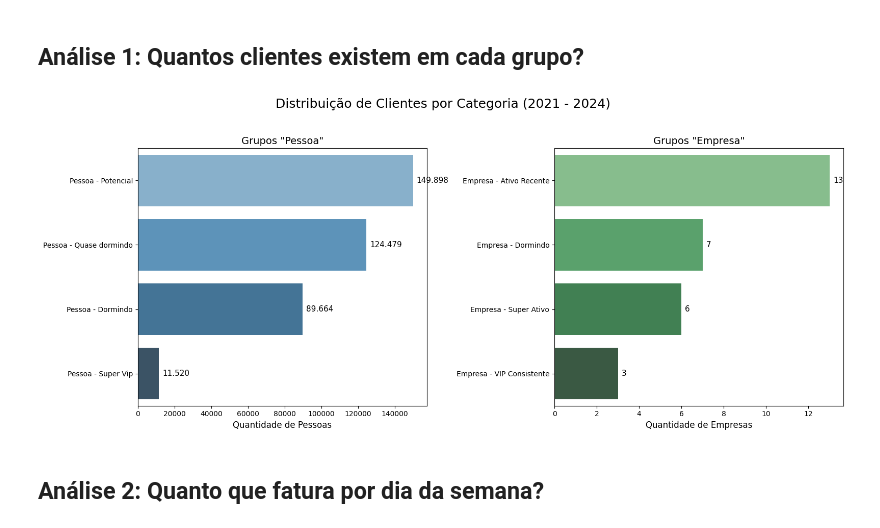
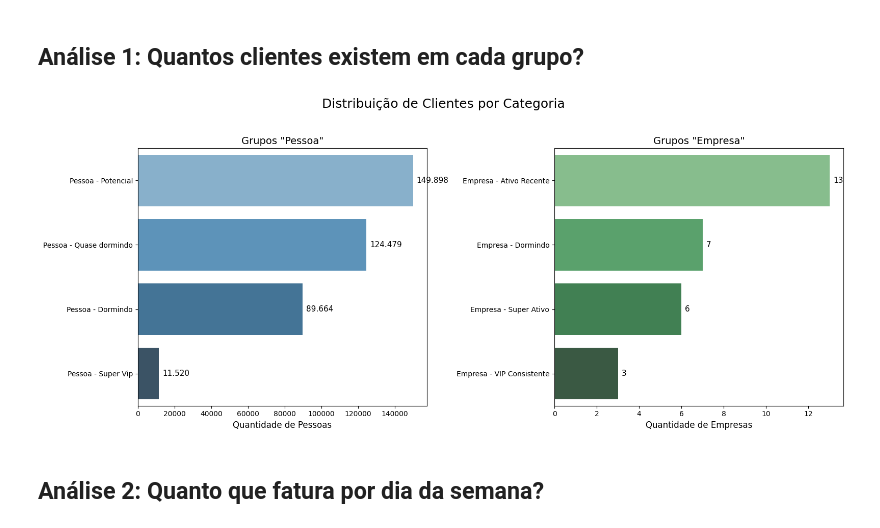
Before and after one commit to PedroHSSoares-Dev/ClickBus, a Jupyter notebook: Desafios/analises/faturamento.ipynb, the cells around one changed output. Drawn from its saved outputs; the diff is of its cells as text; code cells hidden in the pictures.

```diff
--- a/Desafios/analises/faturamento.ipynb
+++ b/Desafios/analises/faturamento.ipynb
@@ -17,9 +17,9 @@ CSV = os.getenv("CSV_PATH")
 # %% [markdown]
 ## CARREGANDO CSV
 # %%
-df_clientes = pd.read_csv(f'{CSV}/cliente.csv', sep=',', encoding='utf-8')
-df_vendas = pd.read_csv(f'{CSV}/vendas.csv', sep=',', encoding='utf-8')
-df_cluster = pd.read_csv(f'{CSV}/cluster.csv', sep=',', encoding='utf-8')
+df_clientes = pd.read_csv(f'{CSV}cliente.csv', sep=',', encoding='utf-8')
+df_vendas = pd.read_csv(f'{CSV}vendas.csv', sep=',', encoding='utf-8')
+df_cluster = pd.read_csv(f'{CSV}cluster.csv', sep=',', encoding='utf-8')
 df_clientes.head(5)
 # %% [output]
 |  | fk_contact | total_gasto | qtd_compras | tp_pessoa | ultima_compra | grupo | ticket_medio |
@@ -72,39 +72,39 @@ df_empresa = df_agregado[df_agregado['categoria'] == 'Empresa'].sort_values('qtd
 # 3. Geração dos Gráficos (código inalterado)
 # Criamos a figura que conterá os dois gráficos (subplots), com 1 linha e 2 colunas.
 fig, axes = plt.subplots(1, 2, figsize=(16, 7))
-fig.suptitle('Distribuição de Clientes por Categoria (2021 - 2024)', fontsize=18)
+fig.suptitle('Distribuição de Clientes por Categoria', fontsize=18)
 
 # --- Gráfico da Esquerda (Pessoa) ---
 sns.barplot(ax=axes[0], x='qtd_pessoas', y='grupo', data=df_pessoa, palette='Blues_d')
 axes[0].set_title('Grupos "Pessoa"', fontsize=14)
 axes[0].set_xlabel('Quantidade de Pessoas', fontsize=12)
 axes[0].set_ylabel('')
 
 # Criamos uma lista de textos formatados com ponto como separador de milhar.
 labels_pessoa = [f'{x:,.0f}'.replace(',', '.') for x in df_pessoa['qtd_pessoas']]
 # Usamos o parâmetro 'labels' para passar nossa lista de textos prontos.
 axes[0].bar_label(axes[0].containers[0], labels=labels_pessoa, fontsize=11, padding=5)
 
 # --- Gráfico da Direita (Empresa) ---
 sns.barplot(ax=axes[1], x='qtd_pessoas', y='grupo', data=df_empresa, palette='Greens_d')
 axes[1].set_title('Grupos "Empresa"', fontsize=14)
 axes[1].set_xlabel('Quantidade de Empresas', fontsize=12)
 axes[1].set_ylabel('')
 
 # Aplicamos a mesma correção para o gráfico de empresas.
 axes[1].bar_label(axes[1].containers[0], labels=df_empresa['qtd_pessoas'], fontsize=11, padding=5)
 
 # Ajusta o layout para evitar sobreposição e exibe o gráfico.
 plt.tight_layout(rect=[0, 0.03, 1, 0.95])
 
-nome_arquivo = 'Distribuicao_de_Clientes_por_Categoria.png'
-caminho_completo = os.path.join(PASTA_GRAFICOS, 'geral/', nome_arquivo)
+nome_arquivo = 'Distribuição de Clientes por Categoria.png'
+caminho_completo = os.path.join(PASTA_GRAFICOS, 'geral/' + nome_arquivo)
 plt.savefig(caminho_completo, bbox_inches='tight')
 
 plt.show()
 plt.close()
 # %% [output]
-[figure, old version]
+[figure, new version]
 # %% [markdown]
 ## Análise 2: Quanto que fatura por dia da semana?
 # %%
```
Also changed, not shown: parts of 6 cells of this notebook, 3 other files.
